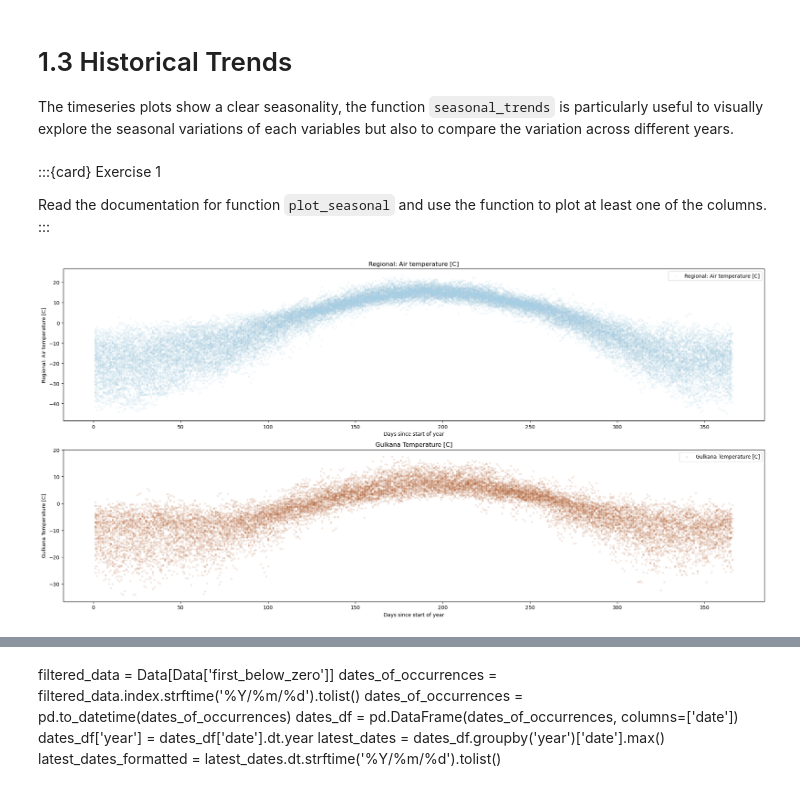
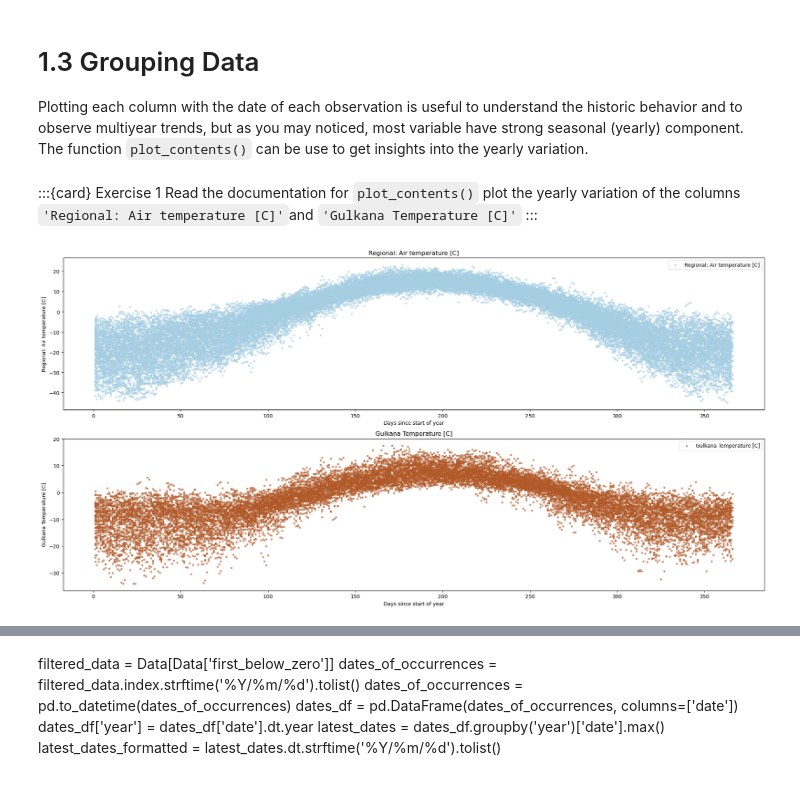
Before and after one commit to iceclassic/mude, a Jupyter notebook: book/Part_1/Regression.ipynb, the cells around one changed output, grey strips where cells are left out. Cells and saved outputs as stored; diff of their text form; code cells hidden in the pictures.

```diff
--- a/book/Part_1/Regression.ipynb
+++ b/book/Part_1/Regression.ipynb
@@ -1,7 +1,7 @@
-# %% [markdown]
-# 1.3 Historical Trends
-
-The timeseries plots show a clear seasonality, the function `seasonal_trends` is particularly useful to visually explore the seasonal variations of each variables but also to compare the variation across different years.
+# %% [markdown]
+# 1.3 Grouping Data
+Plotting each column with the date of each observation is useful to understand the historic behavior and to observe multiyear trends, but as you may noticed, most variable have strong seasonal (yearly) component.
+The function `plot_contents()` can be use to get insights into the yearly variation.
 # %%
 from funciones import*
 import pandas as pd
@@ -15,10 +15,9 @@ Data.index = pd.to_datetime(Data.index, format="%Y-%m-%d")
 Data = Data[Data.index.year < 2022]
 # %% [markdown]
 :::{card} Exercise 1
-
-Read the documentation for function `plot_seasonal` and use the function to plot at least one of the columns.
+Read the documentation for `plot_contents()` plot the yearly variation of the columns `'Regional: Air temperature [C]'`and `'Gulkana Temperature [C]'`
 :::
 # %%
-plot_seasonal(Data,columns_to_plot=['Regional: Air temperature [C]','Gulkana Temperature [C]'],col_cmap='Paired')
+plot_contents(Data,columns_to_plot=['Regional: Air temperature [C]','Gulkana Temperature [C]'],col_cmap='Paired',scatter_alpha=0.6)
 # %% [output]
-[figure, old version]
+[figure, new version]
```
Also changed, not shown: parts of 19 cells of this notebook, 2 other files.
